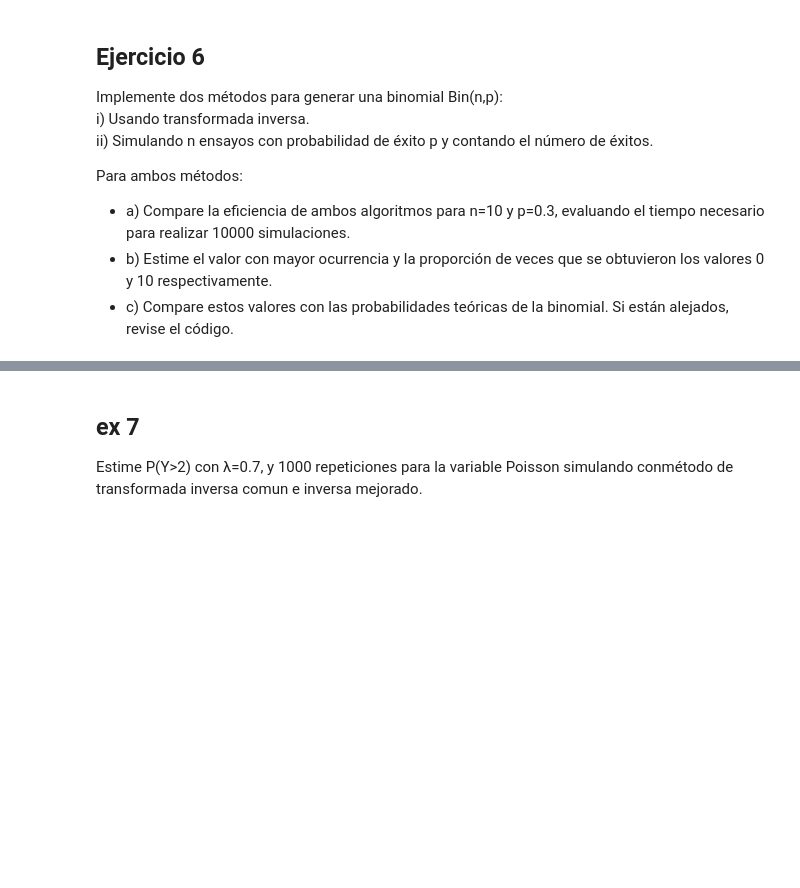
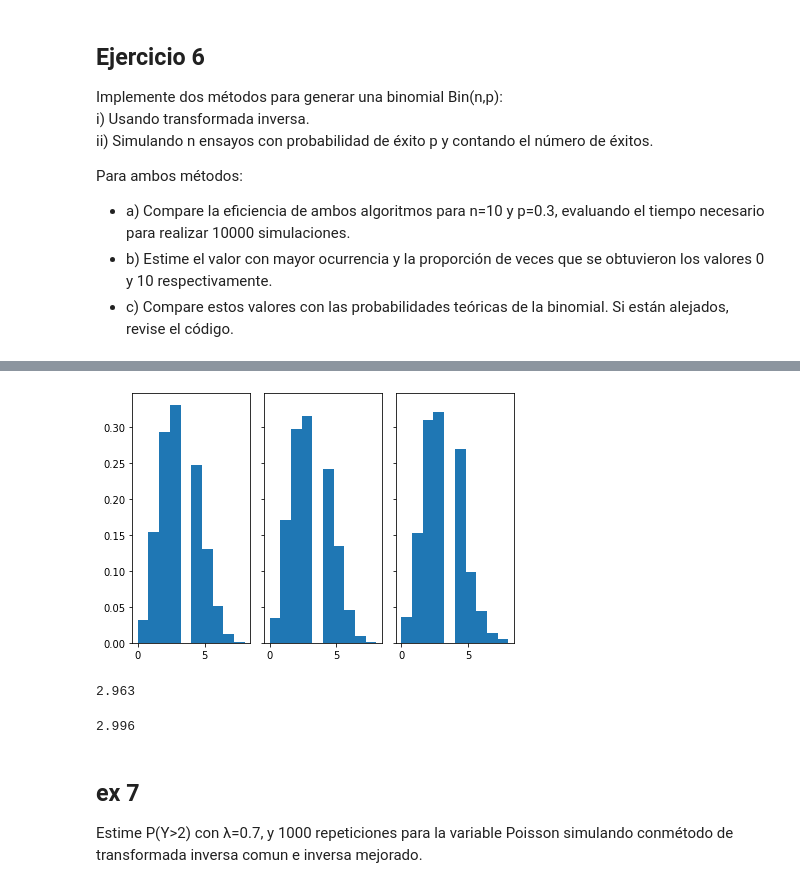
Before and after one commit to git-lu/models-and-simulations, a Jupyter notebook: Practico 4.ipynb, the cells around one changed output, grey strips where cells are left out. Cells and saved outputs as stored; diff of their text form; code cells hidden in the pictures; blank space fills up the shorter version.

```diff
--- a/Practico 4.ipynb
+++ b/Practico 4.ipynb
@@ -312,0 +224,3 @@ axs[1].hist(tInvR, bins=n_bins)
+# %%
+inverseTransformSimulation = Simulation(lambda: inverseTransformationBinomial.generateBinomialInt(n,p))
+simulationEx6 = Simulation(lambda:simulationEj6(n,p))
@@ -313,3 +231,15 @@ axs[1].hist(tInvR, bins=n_bins)
+# %%
+simulationEx6.simulate(1000).plot()
+# %% [output]
+[figure, added]
+# %%
+simulationEx6.estimatedMean
+# %% [output]
+2.963
+# %%
+inverseTransformSimulation.estimatedMean
+# %% [output]
+2.996
 # %% [markdown]
 ## ex 7
 Estime P(Y>2) con λ=0.7, y 1000 repeticiones para la variable Poisson simulando conmétodo de transformada inversa comun e inversa mejorado.
```
Also changed, not shown: parts of 31 cells of this notebook, 1 other file.
